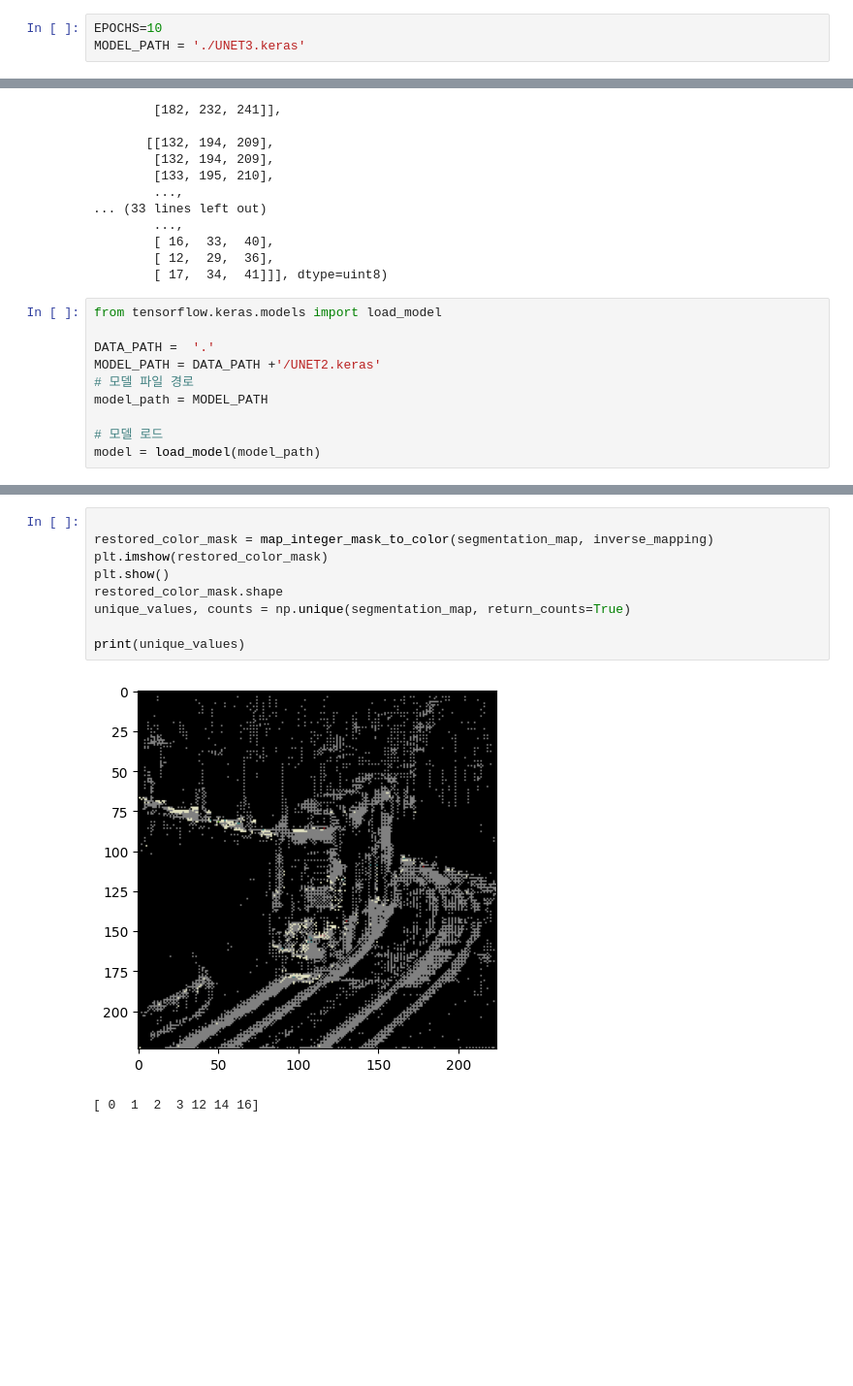
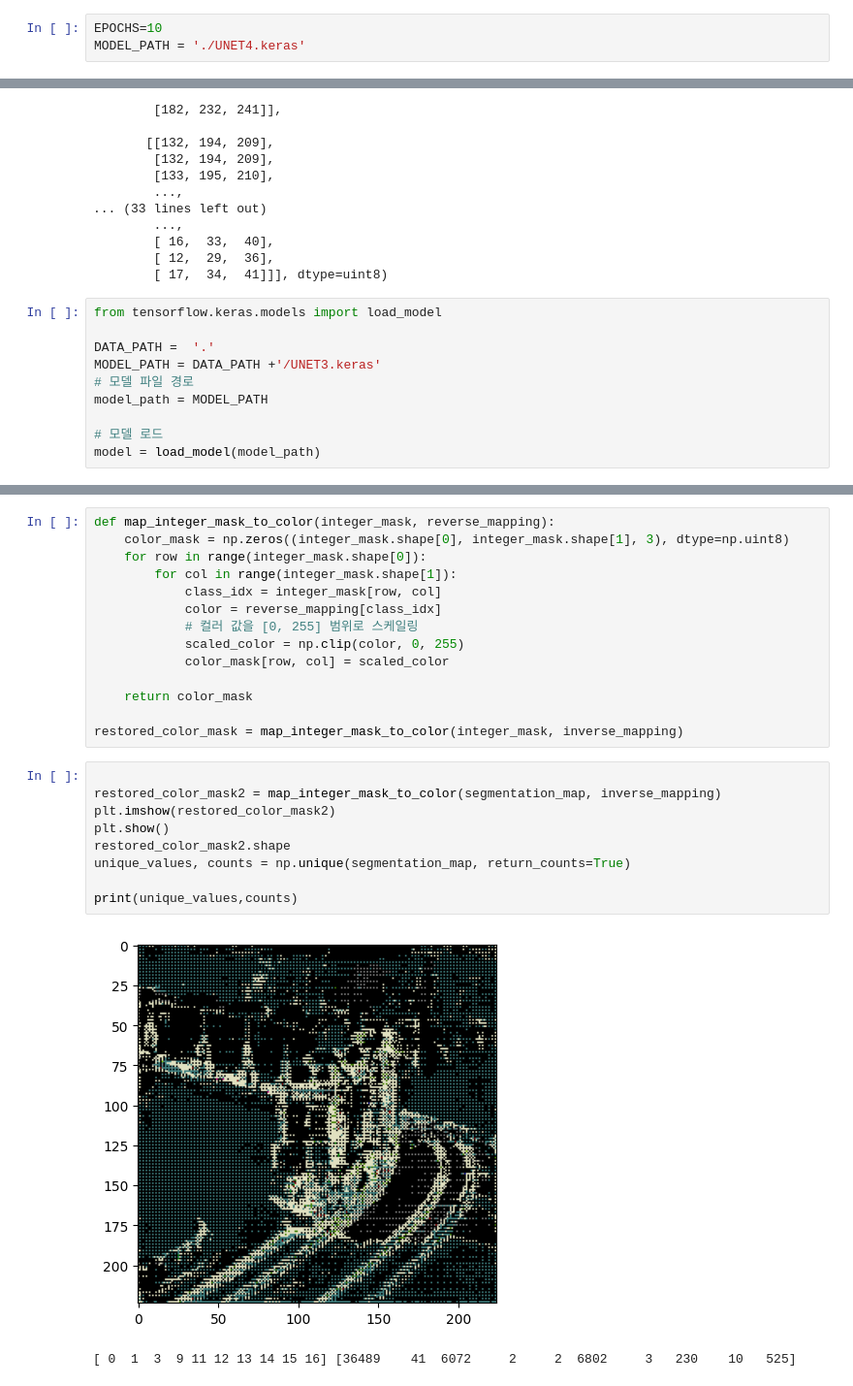
Before and after one commit to aiffel-smile-maker/aiffel_DLThon_RS7, a Jupyter notebook: YYW/DLThon.ipynb, the cells around one changed output, grey strips where cells are left out. Shown at 97% size. Drawn from its saved outputs; the diff is of its cells as text; blank space fills up the shorter version.

```diff
--- a/YYW/DLThon.ipynb
+++ b/YYW/DLThon.ipynb
@@ -682,6 +670,6 @@ ________________________________________________________________________________
 # %%
 EPOCHS=10
-MODEL_PATH = './UNET3.keras'
+MODEL_PATH = './UNET4.keras'
 # %%
 callbacks = keras.callbacks.ModelCheckpoint(
     filepath = MODEL_PATH,
@@ -827,7 +813,7 @@ array([[[131, 193, 208],
 from tensorflow.keras.models import load_model
 
 DATA_PATH =  '.'
-MODEL_PATH = DATA_PATH +'/UNET2.keras'
+MODEL_PATH = DATA_PATH +'/UNET3.keras'
 # 모델 파일 경로
 model_path = MODEL_PATH
 
@@ -906,12 +870,26 @@ inverse_mapping
+# %%
+def map_integer_mask_to_color(integer_mask, reverse_mapping):
+    color_mask = np.zeros((integer_mask.shape[0], integer_mask.shape[1], 3), dtype=np.uint8)
+    for row in range(integer_mask.shape[0]):
+        for col in range(integer_mask.shape[1]):
+            class_idx = integer_mask[row, col]
+            color = reverse_mapping[class_idx]
+            # 컬러 값을 [0, 255] 범위로 스케일링
+            scaled_color = np.clip(color, 0, 255)
+            color_mask[row, col] = scaled_color
+
+    return color_mask
+
+restored_color_mask = map_integer_mask_to_color(integer_mask, inverse_mapping)
 # %%
 
-restored_color_mask = map_integer_mask_to_color(segmentation_map, inverse_mapping)
-plt.imshow(restored_color_mask)
+restored_color_mask2 = map_integer_mask_to_color(segmentation_map, inverse_mapping)
+plt.imshow(restored_color_mask2)
 plt.show()
-restored_color_mask.shape
+restored_color_mask2.shape
 unique_values, counts = np.unique(segmentation_map, return_counts=True)
 
-print(unique_values)
+print(unique_values,counts)
 # %% [output]
-[figure, old version]
+[figure, new version]
-[ 0  1  2  3 12 14 16]
+[ 0  1  3  9 11 12 13 14 15 16] [36489    41  6072     2     2  6802     3   230    10   525]
```
Also changed, not shown: parts of 7 cells of this notebook.
